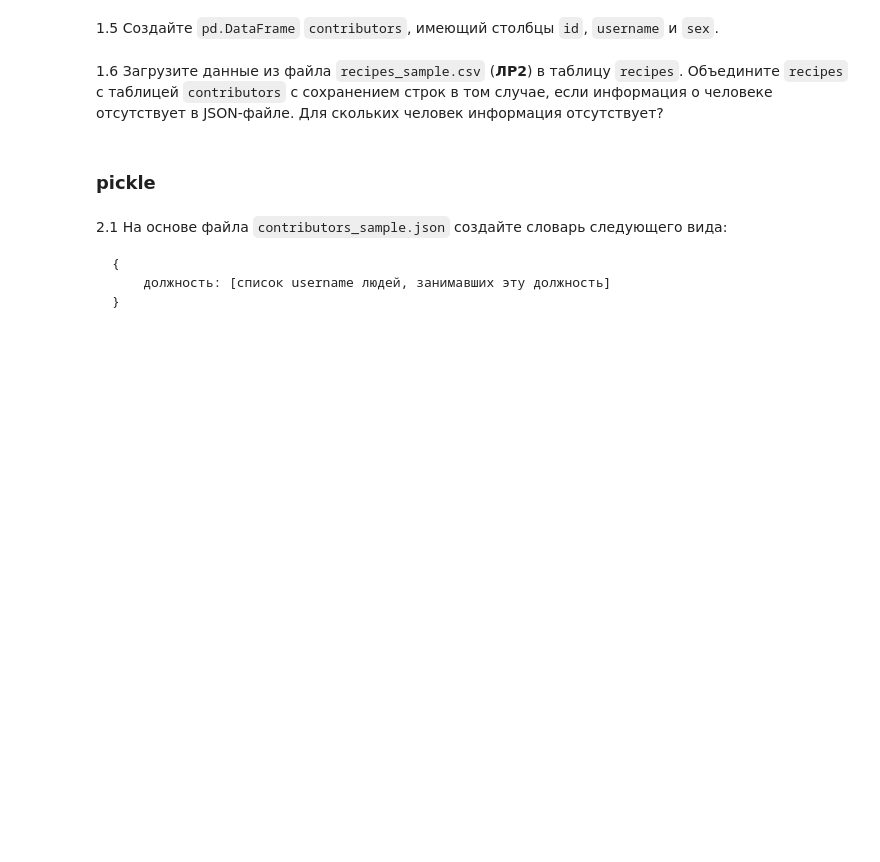
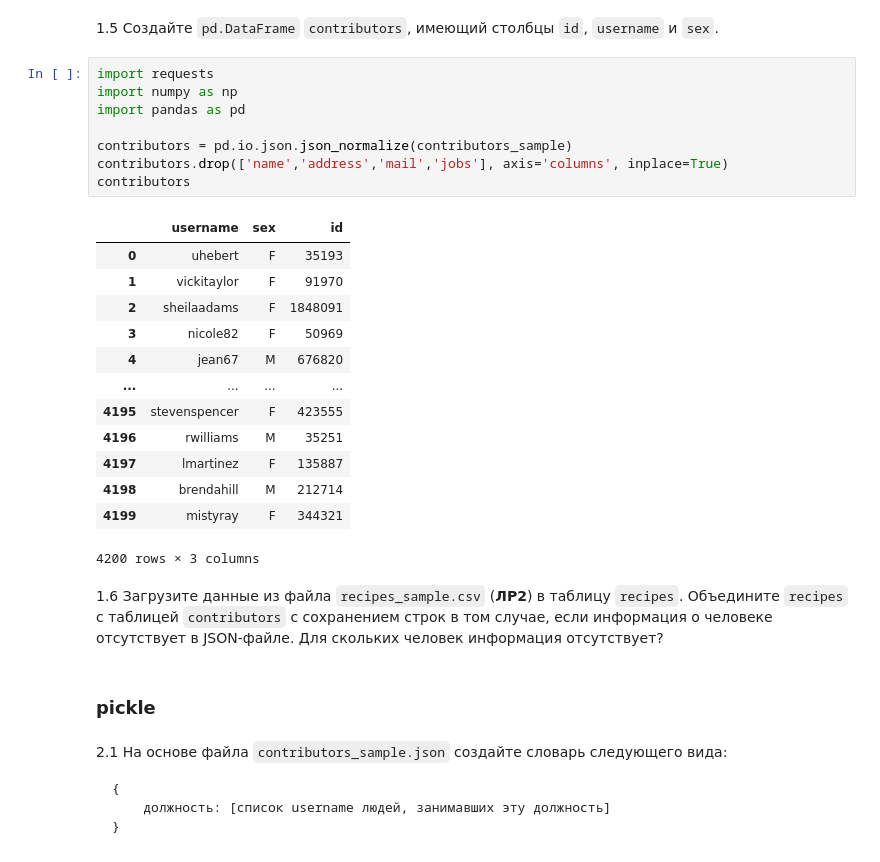
Before and after one commit to ms236566/-, a Jupyter notebook: Лабраб_data_files_ДПИ23_1_МосквичеваОВ.ipynb, the cells around one changed output. Saved outputs shown, nothing was run; the diff lists cells and outputs as text; blank space fills up the shorter version.

```diff
--- a/Лабраб_data_files_ДПИ23_1_МосквичеваОВ.ipynb
+++ b/Лабраб_data_files_ДПИ23_1_МосквичеваОВ.ipynb
@@ -124,5 +134,27 @@ ValueError: No such user
 # %% [markdown]
 1.5 Создайте `pd.DataFrame` `contributors`, имеющий столбцы `id`, `username` и `sex`.
+# %%
+import requests
+import numpy as np
+import pandas as pd
+
+contributors = pd.io.json.json_normalize(contributors_sample)
+contributors.drop(['name','address','mail','jobs'], axis='columns', inplace=True)
+contributors
+# %% [output]
+|  | username | sex | id |
+| 0 | uhebert | F | 35193 |
+| 1 | vickitaylor | F | 91970 |
+| 2 | sheilaadams | F | 1848091 |
+| 3 | nicole82 | F | 50969 |
+| 4 | jean67 | M | 676820 |
+| ... | ... | ... | ... |
+| 4195 | stevenspencer | F | 423555 |
+| 4196 | rwilliams | M | 35251 |
+| 4197 | lmartinez | F | 135887 |
+| 4198 | brendahill | M | 212714 |
+| 4199 | mistyray | F | 344321 |
+4200 rows × 3 columns
 # %% [markdown]
 1.6 Загрузите данные из файла `recipes_sample.csv` (__ЛР2__) в таблицу `recipes`. Объедините `recipes` с таблицей `contributors` с сохранением строк в том случае, если информация о человеке отсутствует в JSON-файле. Для скольких человек информация отсутствует?
 # %% [markdown]
```
Also changed, not shown: parts of 4 cells of this notebook.
